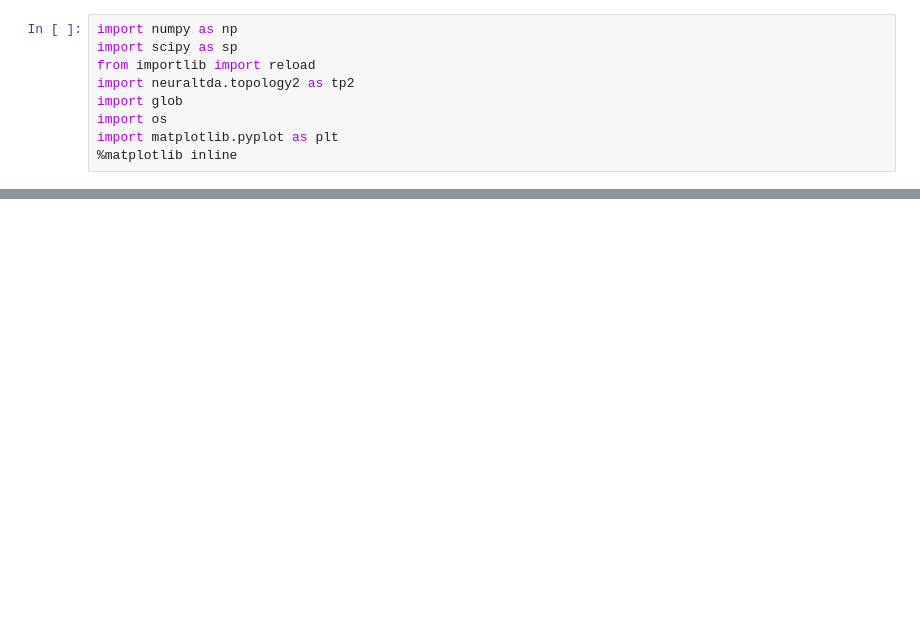
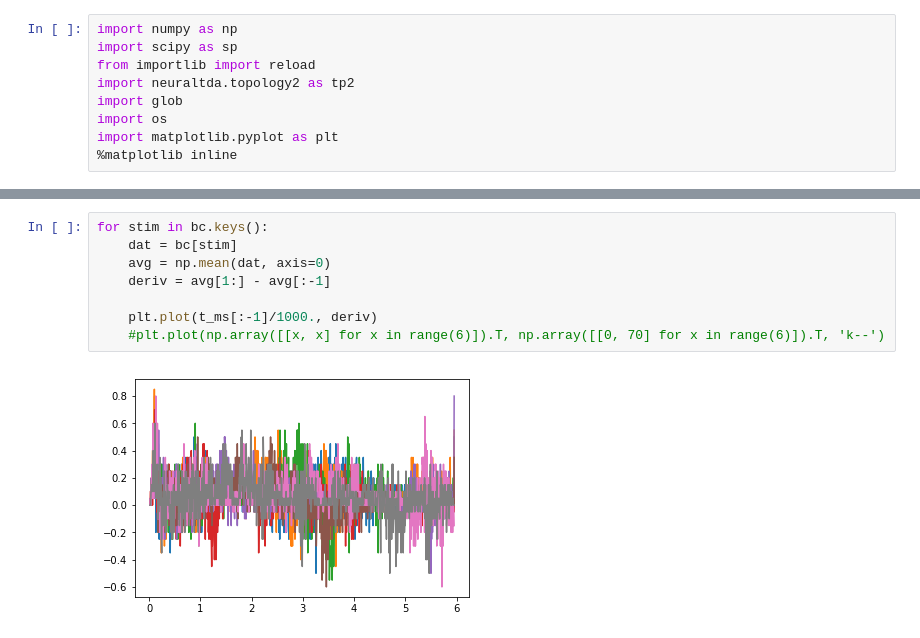
Before and after one commit to theilmbh/NeuralTDA, a Jupyter notebook: notebooks/test_tplc_functions.ipynb, the cells around one changed output, grey strips where cells are left out. Drawn from its saved outputs; the diff is of its cells as text; blank space fills up the shorter version.

```diff
--- a/notebooks/test_tplc_functions.ipynb
+++ b/notebooks/test_tplc_functions.ipynb
@@ -35,0 +60,10 @@ for stim in t.keys():
+# %%
+for stim in bc.keys():
+    dat = bc[stim]
+    avg = np.mean(dat, axis=0)
+    deriv = avg[1:] - avg[:-1]
+
+    plt.plot(t_ms[:-1]/1000., deriv)
+    #plt.plot(np.array([[x, x] for x in range(6)]).T, np.array([[0, 70] for x in range(6)]).T, 'k--')
+# %% [output]
+[figure, added]
```
Also changed, not shown: parts of 9 cells of this notebook, 2 other files.
